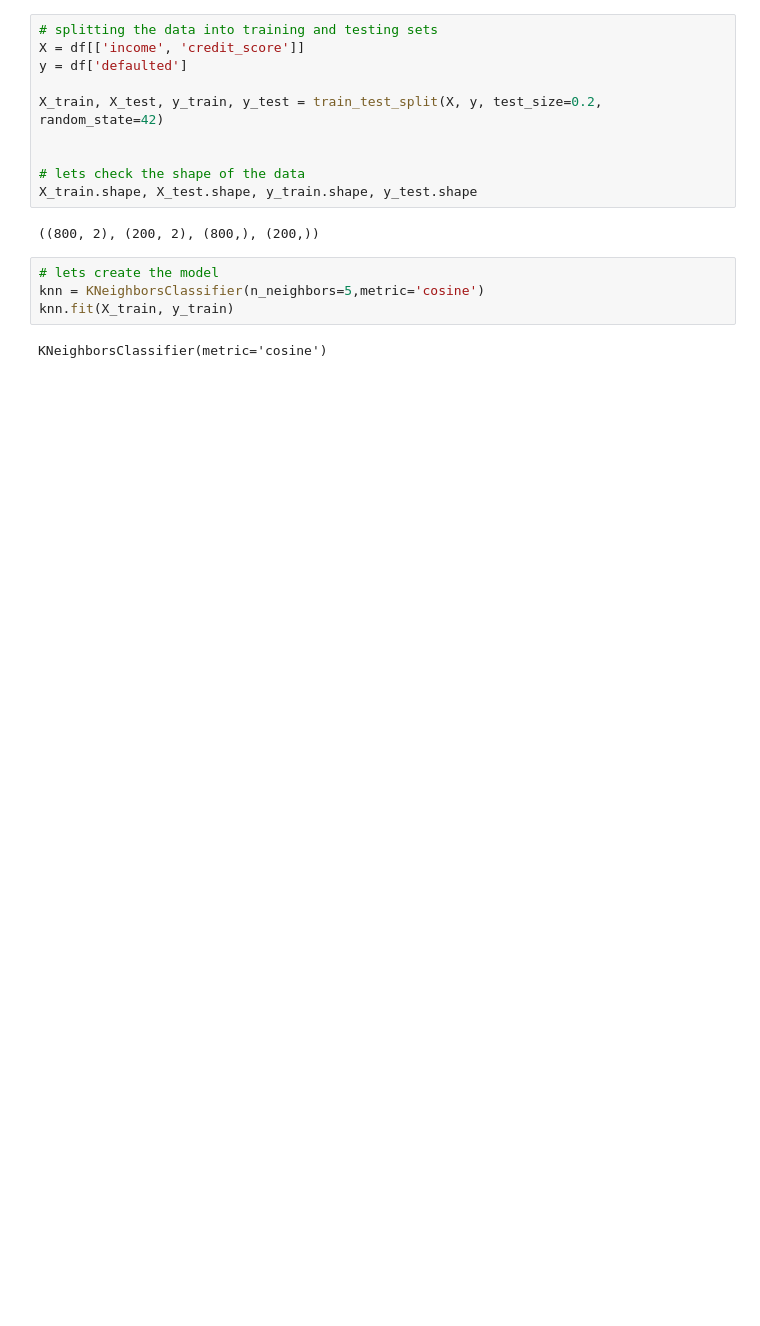
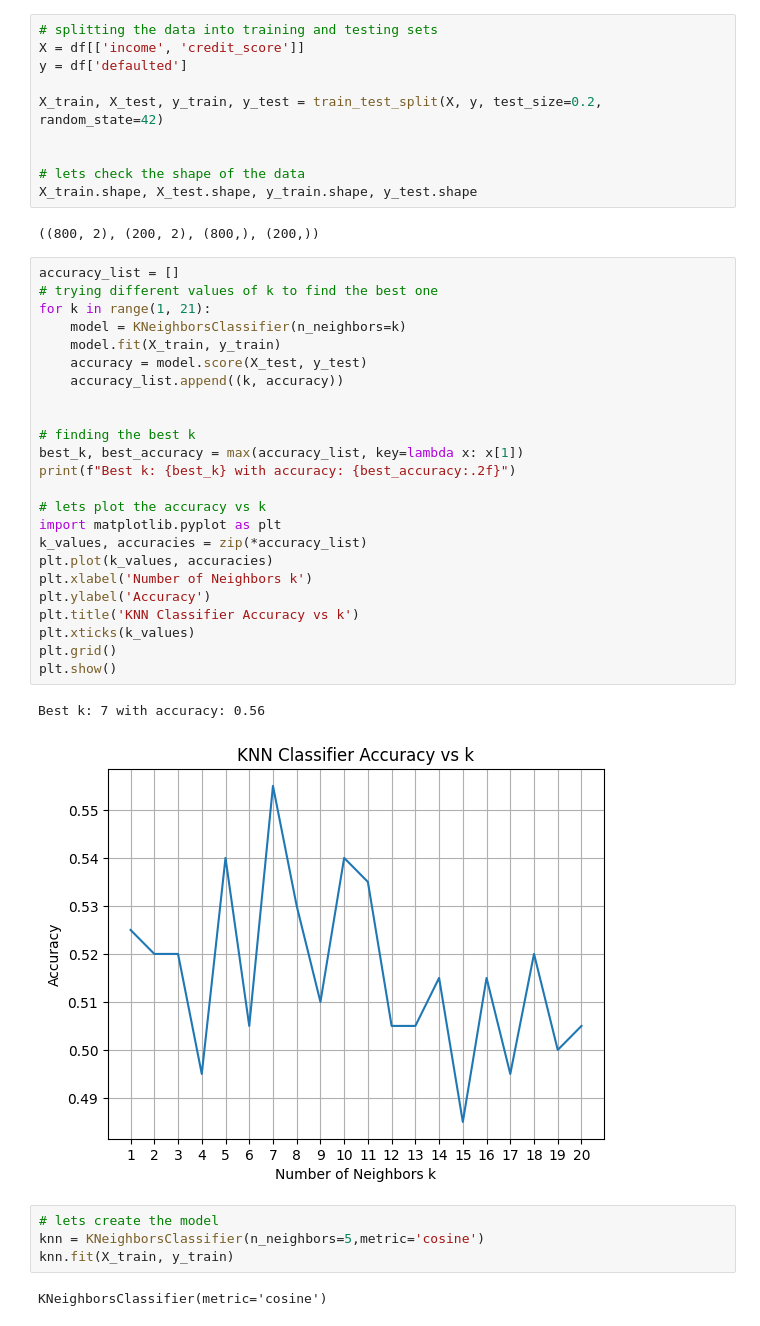
Before and after one commit to rahul8879/as_ds_course, a Jupyter notebook: Machine_learning/01_knn_basic.ipynb, the cells around one changed output. Saved outputs shown, nothing was run; the diff lists cells and outputs as text; blank space fills up the shorter version.

```diff
--- a/Machine_learning/01_knn_basic.ipynb
+++ b/Machine_learning/01_knn_basic.ipynb
@@ -37,6 +37,33 @@ X_train, X_test, y_train, y_test = train_test_split(X, y, test_size=0.2, random_
 X_train.shape, X_test.shape, y_train.shape, y_test.shape
 # %% [output]
 ((800, 2), (200, 2), (800,), (200,))
+# %%
+accuracy_list = []
+# trying different values of k to find the best one
+for k in range(1, 21):
+    model = KNeighborsClassifier(n_neighbors=k)
+    model.fit(X_train, y_train)
+    accuracy = model.score(X_test, y_test)
+    accuracy_list.append((k, accuracy))
+
+
+# finding the best k
+best_k, best_accuracy = max(accuracy_list, key=lambda x: x[1])
+print(f"Best k: {best_k} with accuracy: {best_accuracy:.2f}")
+
+# lets plot the accuracy vs k
+import matplotlib.pyplot as plt
+k_values, accuracies = zip(*accuracy_list)
+plt.plot(k_values, accuracies)
+plt.xlabel('Number of Neighbors k')
+plt.ylabel('Accuracy')
+plt.title('KNN Classifier Accuracy vs k')
+plt.xticks(k_values)
+plt.grid()
+plt.show()
+# %% [output]
+Best k: 7 with accuracy: 0.56
+[figure, added]
 # %%
 # lets create the model
 knn = KNeighborsClassifier(n_neighbors=5,metric='cosine')
```
Also changed, not shown: parts of 6 cells of this notebook.
